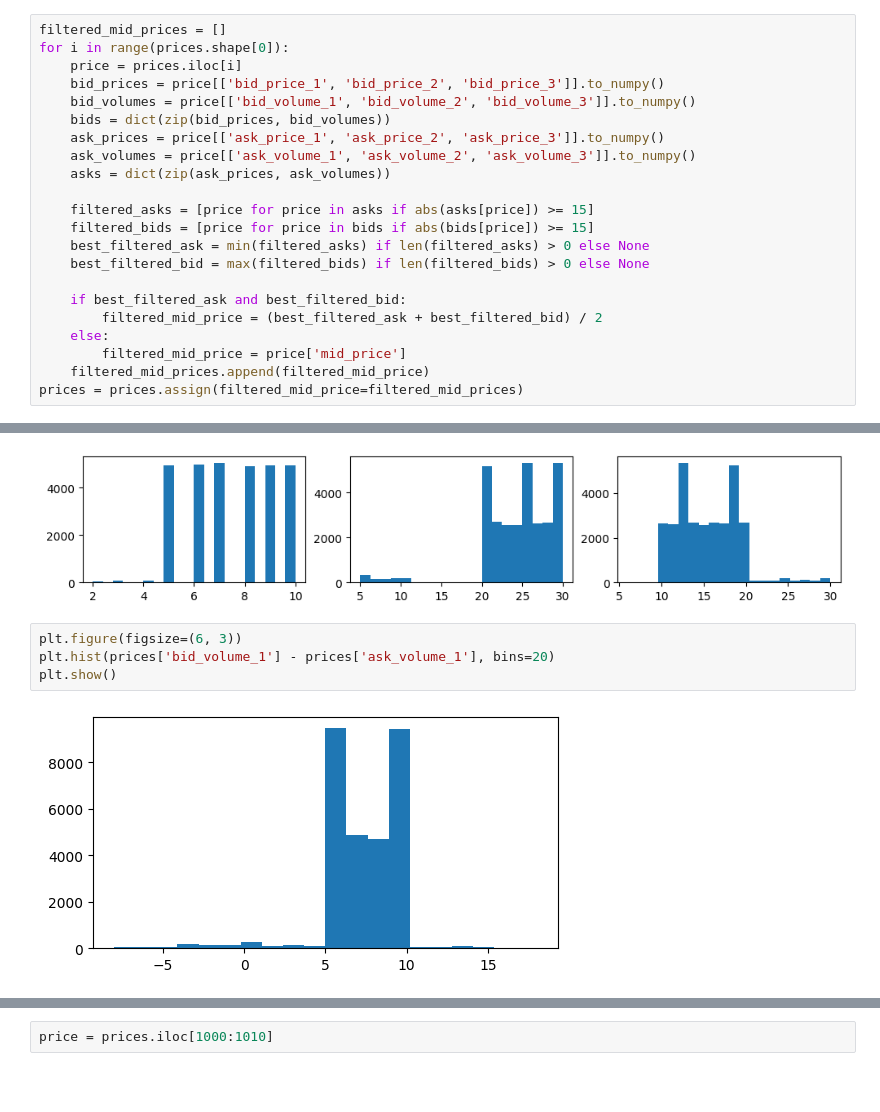
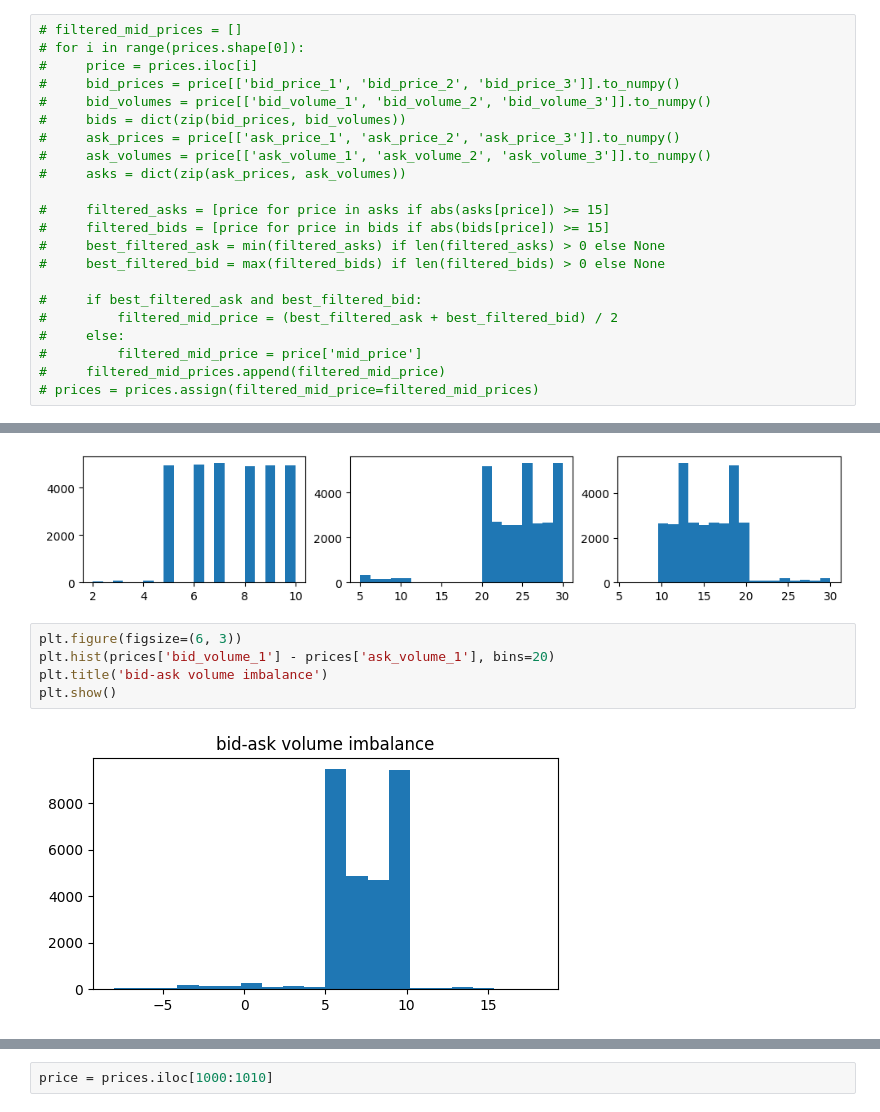
Before and after one commit to aemilani/imc-prosperity-3, a Jupyter notebook: notebooks/macaron.ipynb, the cells around one changed output, grey strips where cells are left out. Drawn from its saved outputs; the diff is of its cells as text; blank space fills up the shorter version.

```diff
--- a/notebooks/macaron.ipynb
+++ b/notebooks/macaron.ipynb
@@ -82,27 +82,27 @@ prices = prices.assign(pop_bid_price=pop_bid_prices)
 prices = prices.assign(pop_ask_price=pop_ask_prices)
 prices = prices.assign(pop_mid_price=(pop_bid_prices + pop_ask_prices) / 2)
 # %%
-filtered_mid_prices = []
-for i in range(prices.shape[0]):
-    price = prices.iloc[i]
-    bid_prices = price[['bid_price_1', 'bid_price_2', 'bid_price_3']].to_numpy()
-    bid_volumes = price[['bid_volume_1', 'bid_volume_2', 'bid_volume_3']].to_numpy()
-    bids = dict(zip(bid_prices, bid_volumes))
-    ask_prices = price[['ask_price_1', 'ask_price_2', 'ask_price_3']].to_numpy()
-    ask_volumes = price[['ask_volume_1', 'ask_volume_2', 'ask_volume_3']].to_numpy()
-    asks = dict(zip(ask_prices, ask_volumes))
+# filtered_mid_prices = []
+# for i in range(prices.shape[0]):
+#     price = prices.iloc[i]
+#     bid_prices = price[['bid_price_1', 'bid_price_2', 'bid_price_3']].to_numpy()
+#     bid_volumes = price[['bid_volume_1', 'bid_volume_2', 'bid_volume_3']].to_numpy()
+#     bids = dict(zip(bid_prices, bid_volumes))
+#     ask_prices = price[['ask_price_1', 'ask_price_2', 'ask_price_3']].to_numpy()
+#     ask_volumes = price[['ask_volume_1', 'ask_volume_2', 'ask_volume_3']].to_numpy()
+#     asks = dict(zip(ask_prices, ask_volumes))
 
-    filtered_asks = [price for price in asks if abs(asks[price]) >= 15]
-    filtered_bids = [price for price in bids if abs(bids[price]) >= 15]
-    best_filtered_ask = min(filtered_asks) if len(filtered_asks) > 0 else None
-    best_filtered_bid = max(filtered_bids) if len(filtered_bids) > 0 else None
+#     filtered_asks = [price for price in asks if abs(asks[price]) >= 15]
+#     filtered_bids = [price for price in bids if abs(bids[price]) >= 15]
+#     best_filtered_ask = min(filtered_asks) if len(filtered_asks) > 0 else None
+#     best_filtered_bid = max(filtered_bids) if len(filtered_bids) > 0 else None
 
-    if best_filtered_ask and best_filtered_bid:
-        filtered_mid_price = (best_filtered_ask + best_filtered_bid) / 2
-    else:
-        filtered_mid_price = price['mid_price']
-    filtered_mid_prices.append(filtered_mid_price)
-prices = prices.assign(filtered_mid_price=filtered_mid_prices)
+#     if best_filtered_ask and best_filtered_bid:
+#         filtered_mid_price = (best_filtered_ask + best_filtered_bid) / 2
+#     else:
+#         filtered_mid_price = price['mid_price']
+#     filtered_mid_prices.append(filtered_mid_price)
+# prices = prices.assign(filtered_mid_price=filtered_mid_prices)
 # %%
 prices['bid_price_1'].isna().sum(), prices['bid_price_2'].isna().sum(), prices['bid_price_3'].isna().sum()
 # %% [output]
@@ -130,9 +130,10 @@ plt.show()
 # %%
 plt.figure(figsize=(6, 3))
 plt.hist(prices['bid_volume_1'] - prices['ask_volume_1'], bins=20)
+plt.title('bid-ask volume imbalance')
 plt.show()
 # %% [output]
-[figure, old version]
+[figure, new version]
 # %%
 plt.figure(figsize=(6, 3))
 plt.hist(prices['ask_price_1'] - prices['bid_price_1'], bins=20)
```
Also changed, not shown: parts of 20 cells of this notebook, 6 other files.
